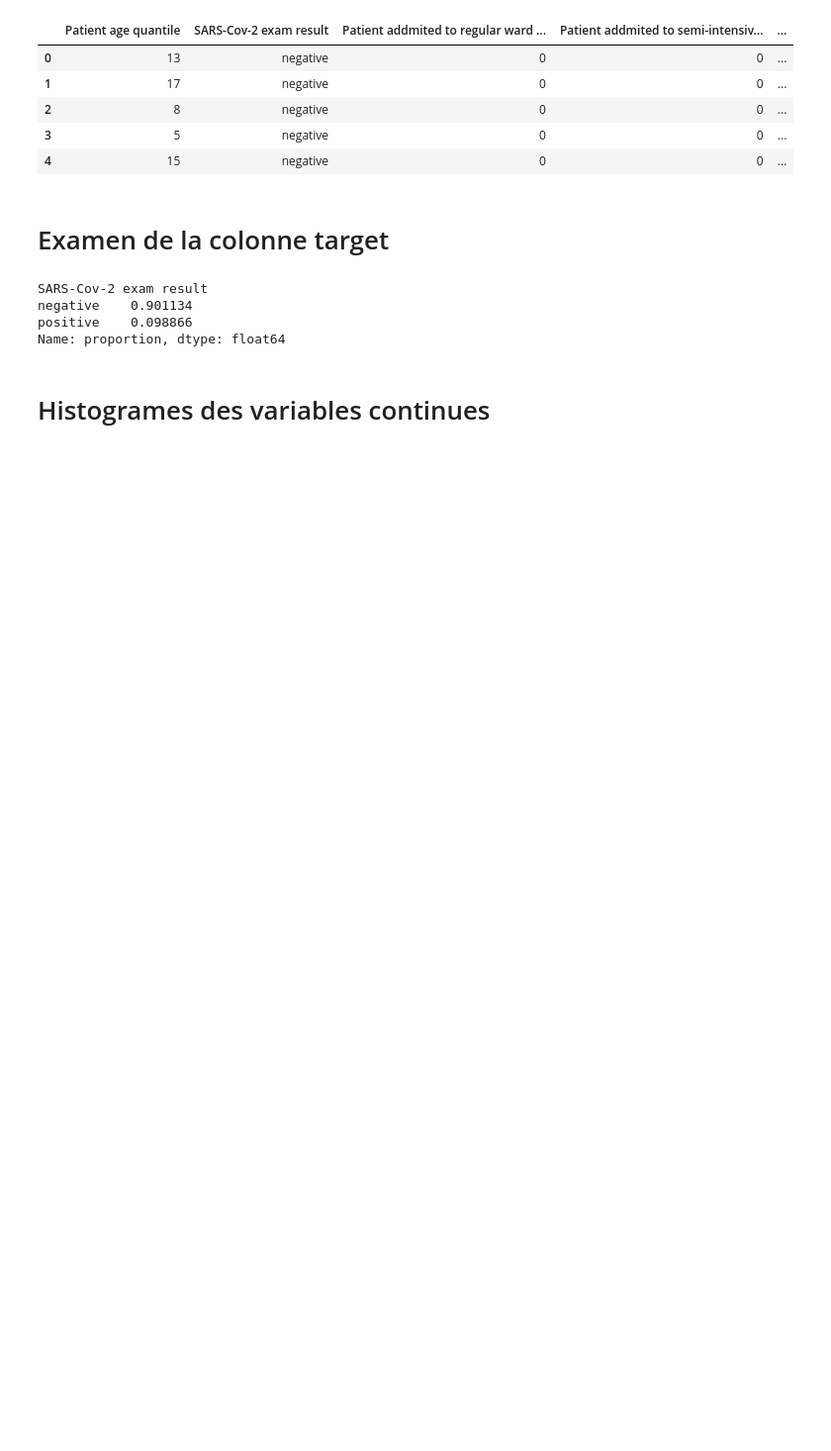
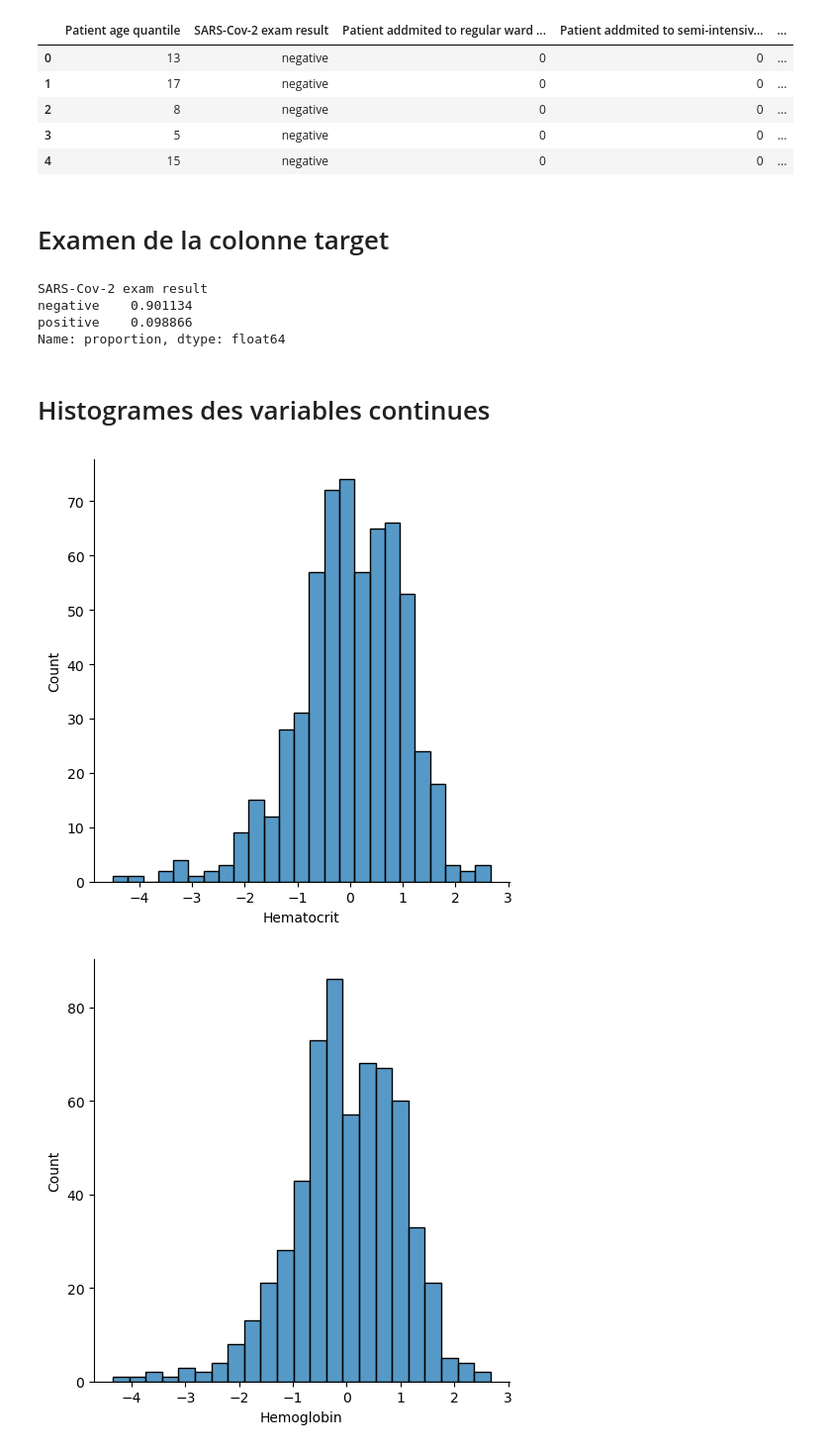
Before and after one commit to lorida0777/Diagnosis_of_COVID_19, a Jupyter notebook: EDA.ipynb, the cells around one changed output. Shown at 99% size. Cells and saved outputs as stored; diff of their text form; code cells hidden in the pictures; blank space fills up the shorter version.

```diff
--- a/EDA.ipynb
+++ b/EDA.ipynb
@@ -170,3 +170,9 @@ positive    0.098866
 Name: proportion, dtype: float64
 # %% [markdown]
 # Histogrames des variables continues
+# %%
+for col in df.select_dtypes('float'):
+    sns.displot(df[col])
+# %% [output]
+[figure, added]
+[figure, added]
```
Also changed, not shown: parts of 1 cell of this notebook.
